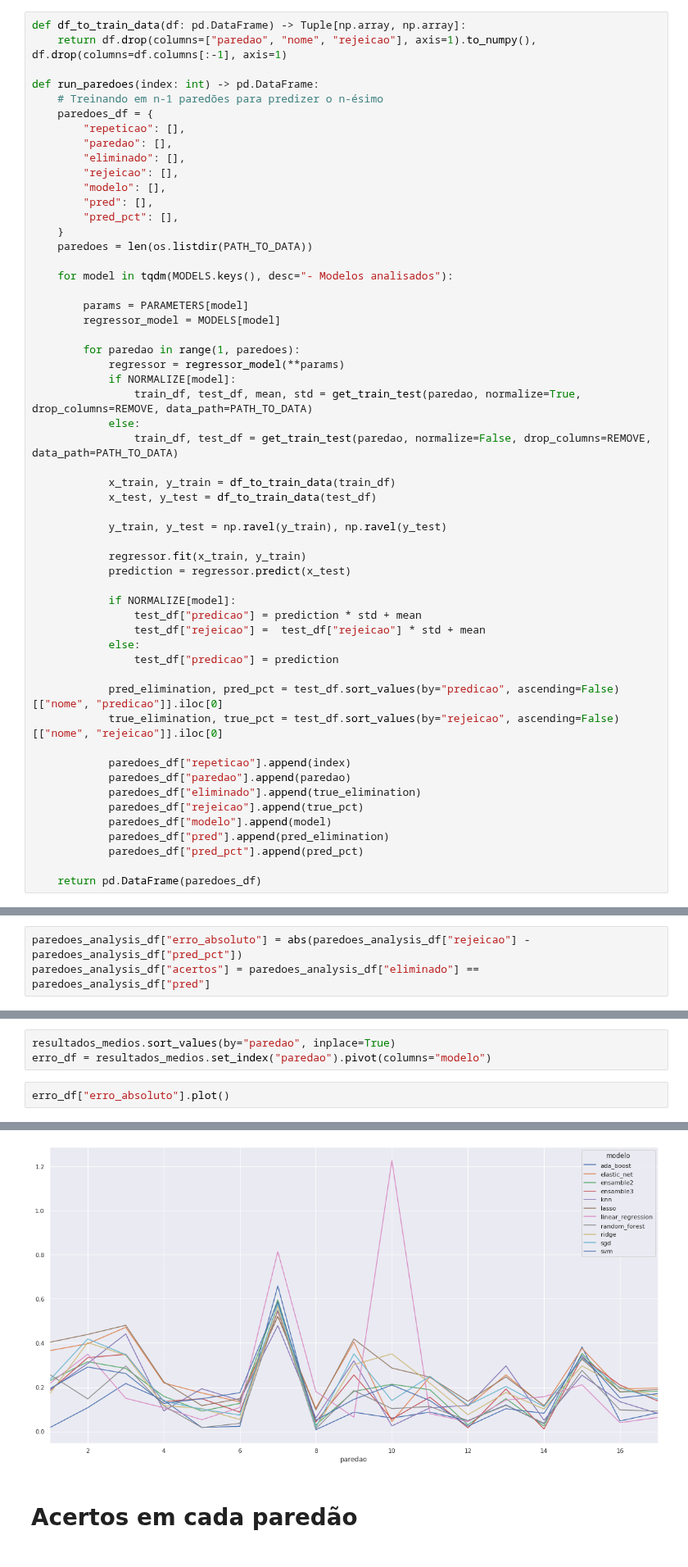
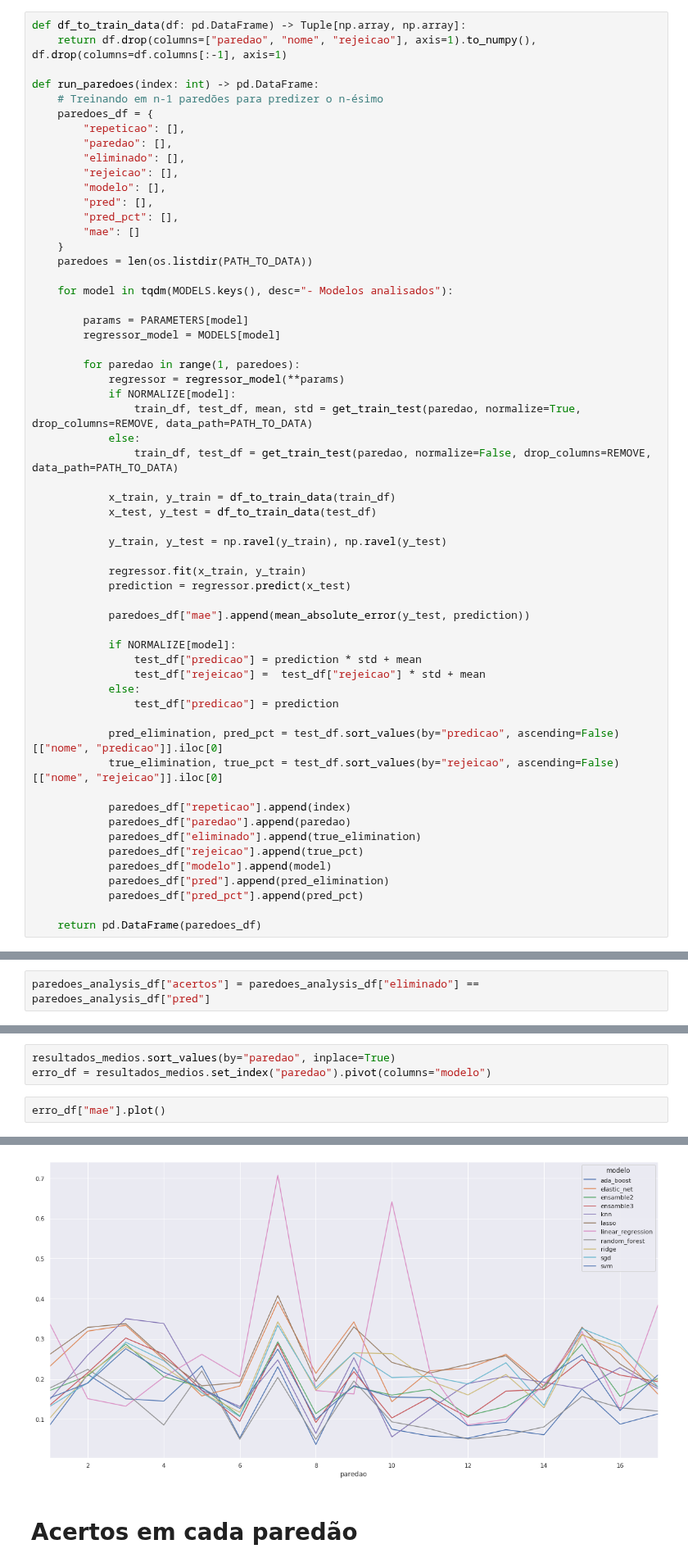
Before and after one commit to kenzosakiyama/BBBert20, a Jupyter notebook: paredoes.ipynb, the cells around one changed output, grey strips where cells are left out. Shown at 82% size. Saved outputs shown, nothing was run; the diff lists cells and outputs as text.

Commit message:
Fixing error cal in paredoes.ipynb

```diff
--- a/paredoes.ipynb
+++ b/paredoes.ipynb
@@ -26,6 +26,7 @@ def run_paredoes(index: int) -> pd.DataFrame:
         "modelo": [],
         "pred": [],
         "pred_pct": [],
+        "mae": []
     }
     paredoes = len(os.listdir(PATH_TO_DATA))
 
@@ -49,6 +50,8 @@ def run_paredoes(index: int) -> pd.DataFrame:
             regressor.fit(x_train, y_train)
             prediction = regressor.predict(x_test)
 
+            paredoes_df["mae"].append(mean_absolute_error(y_test, prediction))
+
             if NORMALIZE[model]:
                 test_df["predicao"] = prediction * std + mean
                 test_df["rejeicao"] =  test_df["rejeicao"] * std + mean
@@ -82,7 +85,6 @@ paredoes_analysis_df.head()
 # %% [markdown]
 # Contagem de acertos
 # %%
-paredoes_analysis_df["erro_absoluto"] = abs(paredoes_analysis_df["rejeicao"] - paredoes_analysis_df["pred_pct"])
 paredoes_analysis_df["acertos"] = paredoes_analysis_df["eliminado"] == paredoes_analysis_df["pred"]
 # %%
 paredoes_analysis_df[paredoes_analysis_df["repeticao"] == 0]
@@ -153,10 +155,10 @@ acertos_medios.sort_values(by="acertos").plot.barh()
 resultados_medios.sort_values(by="paredao", inplace=True)
 erro_df = resultados_medios.set_index("paredao").pivot(columns="modelo")
 # %%
-erro_df["erro_absoluto"].plot()
+erro_df["mae"].plot()
 # %% [output]
 <matplotlib.axes._subplots.AxesSubplot at 0x...>
-[figure, old version]
+[figure, new version]
 # %% [markdown]
 # Acertos em cada paredão
 # %%
```
Also changed, not shown: parts of 5 cells of this notebook.
